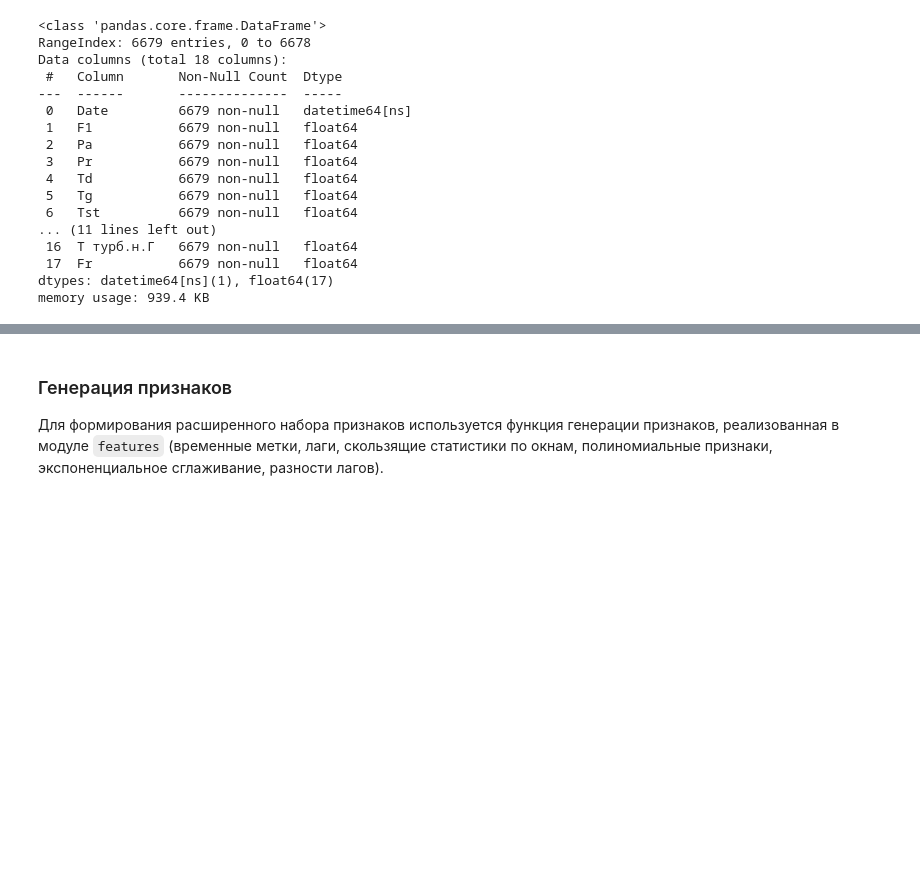
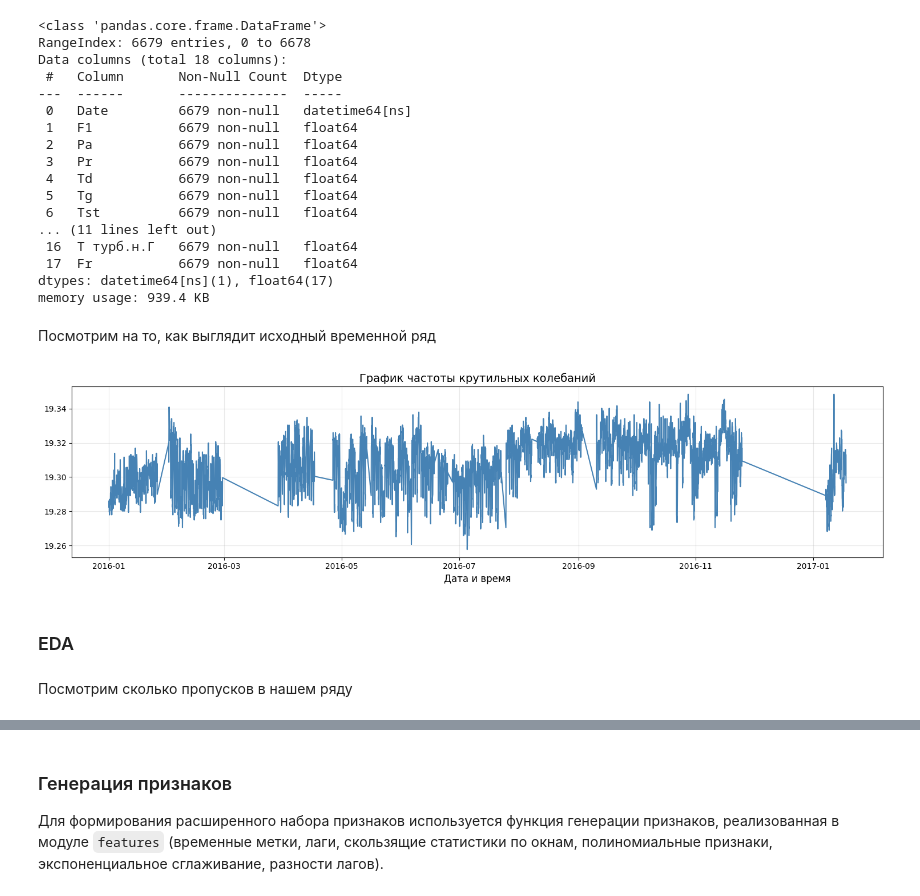
Before and after one commit to savejobar/predictive_maintenance_turbine, a Jupyter notebook: boosting_experiment.ipynb, the cells around one changed output, grey strips where cells are left out. Cells and saved outputs as stored; diff of their text form; code cells hidden in the pictures; blank space fills up the shorter version.

```diff
--- a/boosting_experiment.ipynb
+++ b/boosting_experiment.ipynb
@@ -77,3 +92,28 @@ Data columns (total 18 columns):
  17  Fr           6679 non-null   float64
 dtypes: datetime64[ns](1), float64(17)
 memory usage: 939.4 KB
+# %% [markdown]
+Посмотрим на то, как выглядит исходный временной ряд
+# %%
+plt.figure(figsize=(15, 4))
+
+plt.plot(
+    data['Date'],
+    data['F1'],
+    linewidth=1.5,
+    color='steelblue',
+    label='Частота крутильных колебаний'
+)
+
+plt.xlabel('Дата и время', fontsize=12)
+plt.title('График частоты крутильных колебаний', fontsize=14)
+
+plt.grid(True, alpha=0.3)
+plt.tight_layout()
+plt.show()
+# %% [output]
+[figure, added]
+# %% [markdown]
+### EDA
+# %% [markdown]
+Посмотрим сколько пропусков в нашем ряду
```
Also changed, not shown: parts of 43 cells of this notebook, 6 other files.
